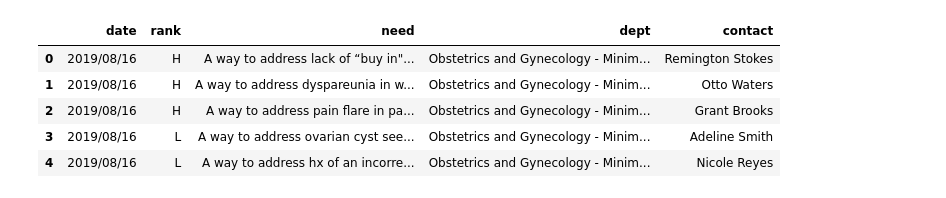
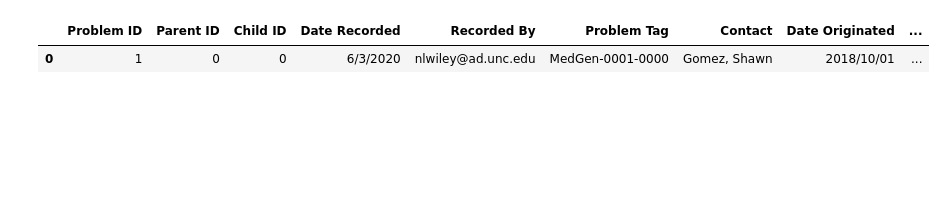
Before and after one commit to akantuncch/Needs, a Jupyter notebook: Needs_embeddings.ipynb, the cells around one changed output. Drawn from its saved outputs; the diff is of its cells as text; code cells hidden in the pictures; blank space fills up the shorter version.

Commit message:
fix: clean up notebook, add better dataset

```diff
--- a/Needs_embeddings.ipynb
+++ b/Needs_embeddings.ipynb
@@ -14,17 +14,21 @@ import pickle
 import tiktoken
 # %%
 # locate filepath, import test data
-dataset_path = "./source_data/Problem_Intake_CurrentVers_TEST.csv"
-df = pd.read_csv(dataset_path)
+dataset_path_test = "./source_data/Problem_Intake_CurrentVers_TEST.csv"
+# dataset_path = "./source_data/clinicalNeedsDB_data_main.xlsx"
+dataset_path = "./source_data/clinicalNeedsDB_data_main.csv"
+
+df = pd.read_csv(dataset_path_test)
+
+# Potential issues with encoding excel import
+# df_main = pd.read_excel(dataset_path)
+
+df_main = pd.read_csv(dataset_path, nrows=397)
 # %%
 # look at imported df
-df.head(5)
+df_main.head(1)
 # %% [output]
-|  | date | rank | need | dept | contact |
-| 0 | 2019/08/16 | H | A way to address lack of “buy in"... | Obstetrics and Gynecology - Minim... | Remington Stokes |
-| 1 | 2019/08/16 | H | A way to address dyspareunia in w... | Obstetrics and Gynecology - Minim... | Otto Waters |
-| 2 | 2019/08/16 | H | A way to address pain flare in pa... | Obstetrics and Gynecology - Minim... | Grant Brooks |
-| 3 | 2019/08/16 | L | A way to address ovarian cyst see... | Obstetrics and Gynecology - Minim... | Adeline Smith |
-| 4 | 2019/08/16 | L | A way to address hx of an incorre... | Obstetrics and Gynecology - Minim... | Nicole Reyes |
+|  | Problem ID | Parent ID | Child ID | Date Recorded | Recorded By | Problem Tag | Contact | Date Originated | ... |
+| 0 | 1 | 0 | 0 | 6/3/2020 | nlwiley@ad.unc.edu | MedGen-0001-0000 | Gomez, Shawn | 2018/10/01 | ... |
 # %%
 # sort df by most recent
```
Also changed, not shown: parts of 12 cells of this notebook.
